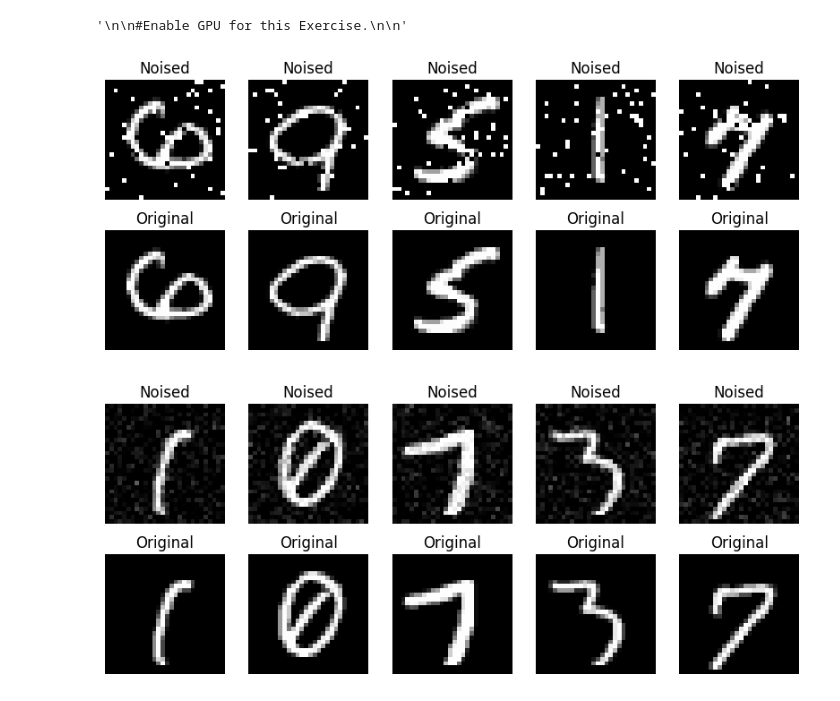
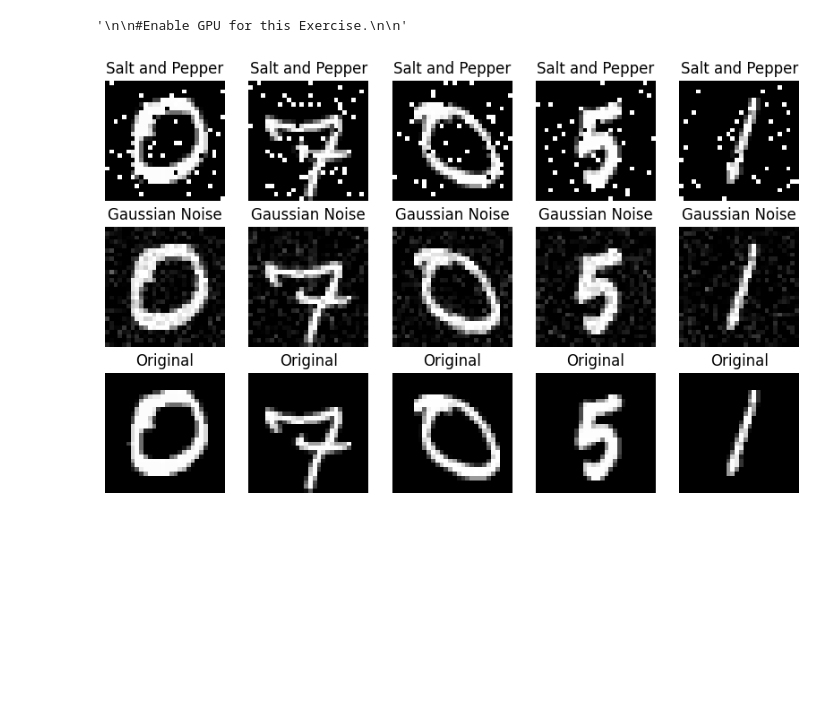
Before and after one commit to Crashprn/DeepLearningTheory, a Jupyter notebook: HW-5/Autoencoder.ipynb, the cells around one changed output. Saved outputs shown, nothing was run; the diff lists cells and outputs as text; code cells hidden in the pictures; blank space fills up the shorter version.

```diff
--- a/HW-5/Autoencoder.ipynb
+++ b/HW-5/Autoencoder.ipynb
@@ -61,20 +61,26 @@ X_train_GN = skimage.util.random_noise(x_train, mode='gaussian', clip=True)
 # %%
-def plot_first_k(noised, original, k=5, labels=['Noised', 'Original']):
-    fig, ax = plt.subplots(2, k, figsize=(2*k, 4))
+def plot_first_k(noised, original, k=5, labels=['Noised', 'Original'], noised2=None):
+    rows = 2 if noised2 is None else 3
+    row_original = 1 if noised2 is None else 2
+    fig, ax = plt.subplots(rows, k, figsize=(2*k, 2*rows))
     for i, im in enumerate(np.random.choice(len(noised), k)):
         ax[0, i].imshow(noised[im].reshape(28, 28), cmap='gray')
-        ax[1, i].imshow(original[im].reshape(28, 28), cmap='gray')
         ax[0, i].set_title(labels[0])
-        ax[1, i].set_title(labels[1])
         ax[0, i].axis('off')
-        ax[1, i].axis('off')
+
+        ax[row_original, i].imshow(original[im].reshape(28, 28), cmap='gray')
+        ax[row_original, i].set_title(labels[row_original])
+        ax[row_original, i].axis('off')
+        if noised2 is not None:
+            ax[1, i].imshow(noised2[im].reshape(28, 28), cmap='gray')
+            ax[1, i].set_title(labels[1])
+            ax[1, i].axis('off')
+
     plt.show()
 
-plot_first_k(X_train_SP, x_train)
-plot_first_k(X_train_GN, x_train)
+plot_first_k(X_train_SP, x_train, labels=['Salt and Pepper', 'Gaussian Noise', 'Original'], noised2=X_train_GN)
 # %% [output]
-[figure, old version]
+[figure, new version]
-[figure, removed]
 # %%
 '''
 Create the architecture
```
Also changed, not shown: parts of 9 cells of this notebook.
